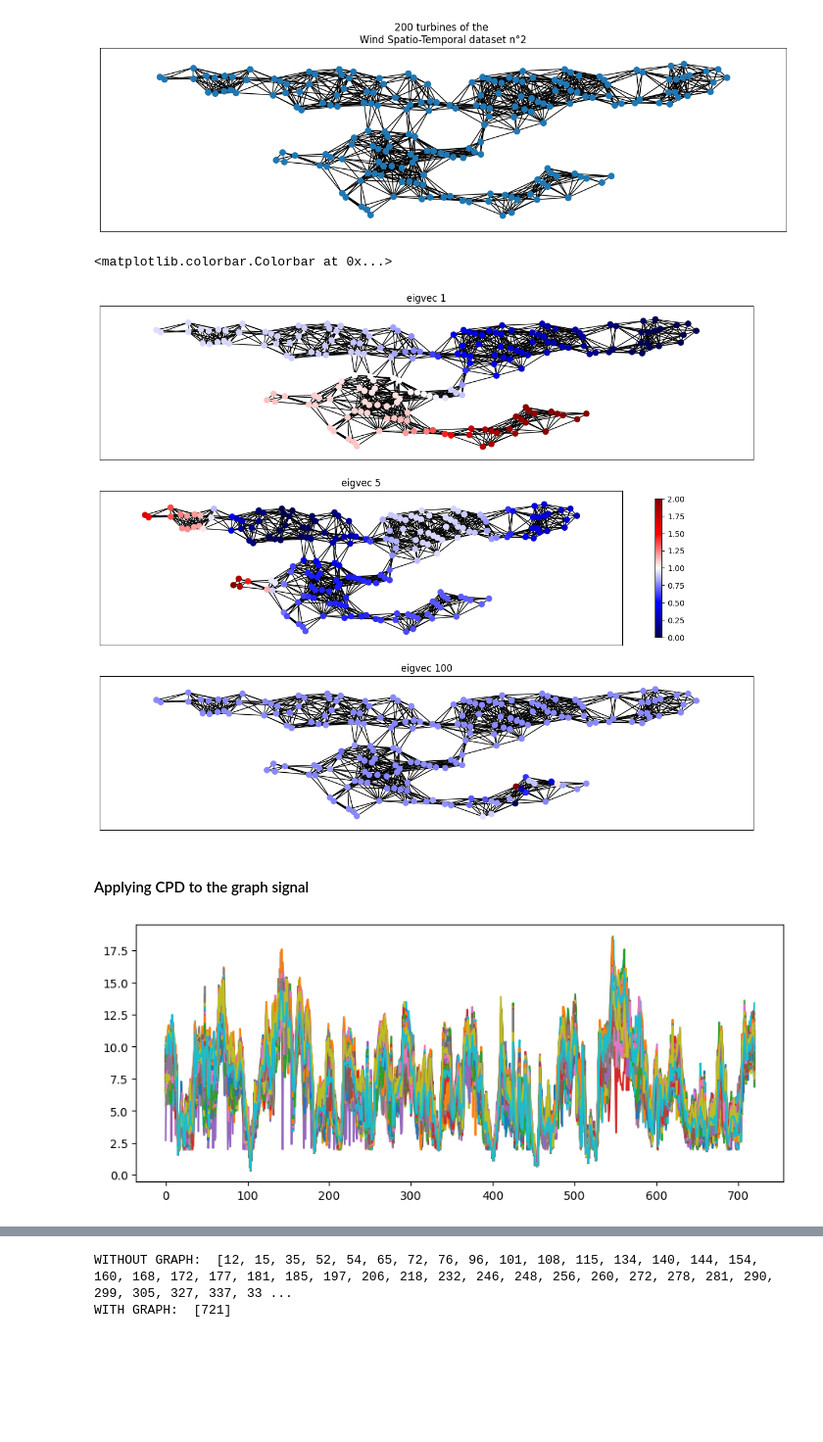
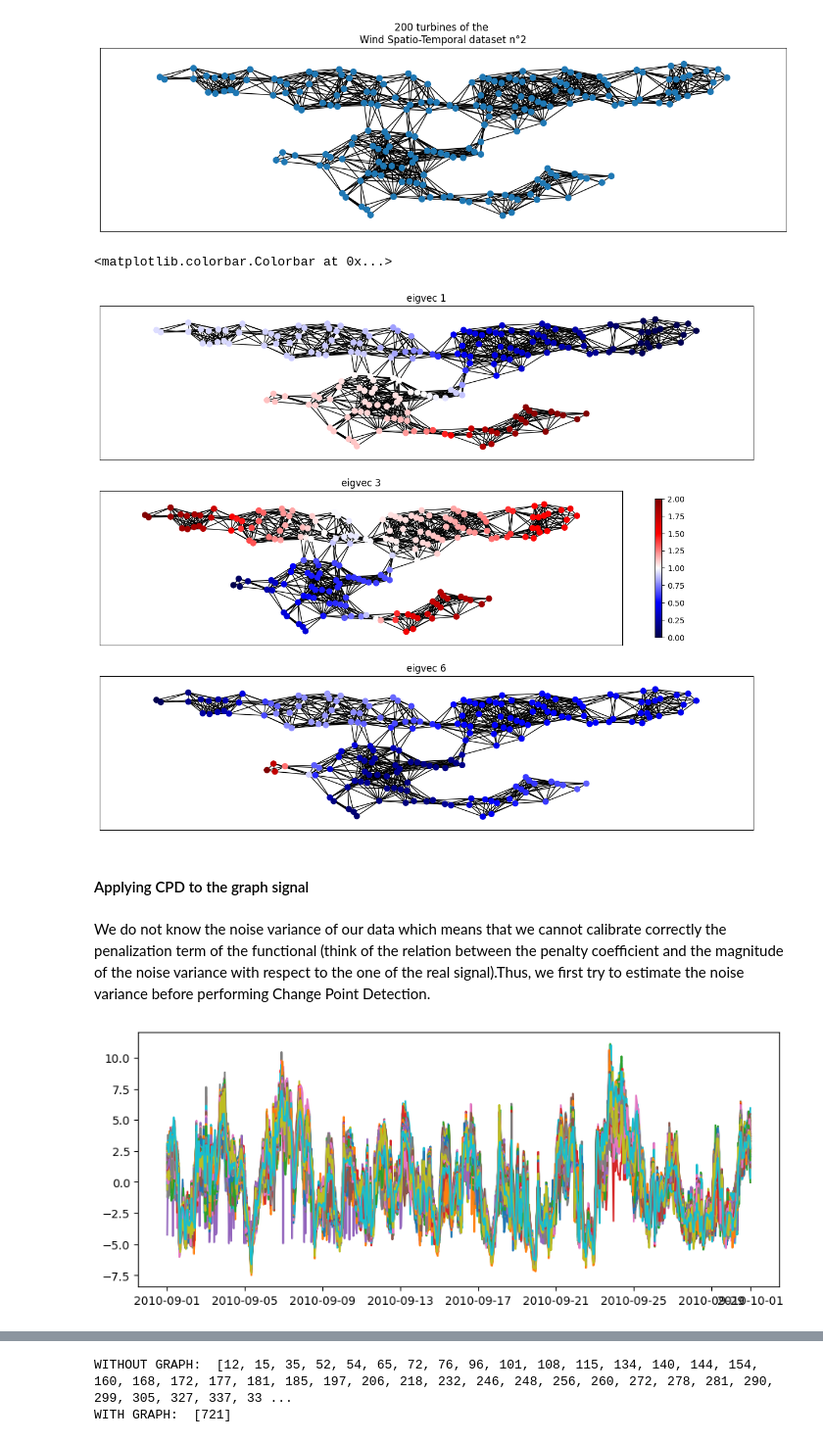
Before and after one commit to evenmatencio/graph-signals-change-point-detection, a Jupyter notebook: cpd_playground.ipynb, the cells around one changed output, grey strips where cells are left out. Shown at 98% size. Saved outputs shown, nothing was run; the diff lists cells and outputs as text; code cells hidden in the pictures; blank space fills up the shorter version.

Commit message:
Variance estimation mistake

```diff
--- a/cpd_playground.ipynb
+++ b/cpd_playground.ipynb
@@ -661,7 +657,7 @@ nx.draw_networkx(G, with_labels=False,  ax=ax, node_size=50, width=1, pos=coord_
 # %% [output]
 [figure]
 # %%
-eigvals_idx = [1, 5, 100]
+eigvals_idx = [1, 3, 6]
 
 eigvals, eigvects = eigh(nx.laplacian_matrix(G).toarray())
 norm = lambda arr: (arr - np.min(arr))/(np.max(arr) - np.min(arr))
@@ -677,7 +673,7 @@ fig.colorbar(matplotlib.cm.ScalarMappable(norm=matplotlib.colors.Normalize(vmin=
 # fig.suptitle('Eigenvectors vizualization', verticalalignment='bottom')
 # %% [output]
 <matplotlib.colorbar.Colorbar at 0x...>
-[figure, old version]
+[figure, new version]
 # %% [markdown]
 #### Applying CPD to the graph signal
 # %%
@@ -691,13 +687,22 @@ speed_df['Time'] = pd.to_datetime(speed_df['Time'], format='mixed')
 # %%
 # Extraction a subset of the rows based on date
 date_lim = '2010-10-01'
-speed_np = speed_df[speed_df.Time <= date_lim].to_numpy()[:, 1:]
+sub_speed_df = speed_df[speed_df.Time <= date_lim].copy(deep=True)
+speed_np = sub_speed_df.to_numpy()[:, 1:]
+speed_np = speed_np.astype(np.float32, copy=False)
+# %% [markdown]
+We do not know the noise variance of our data which means that we cannot calibrate correctly the penalization term of the functional (think of the relation between the penalty coefficient and the magnitude of the noise variance with respect to the one of the real signal).Thus, we first try to estimate the noise variance before performing Change Point Detection.
+# %%
+from  sklearn.preprocessing import StandardScaler
+
+scaler = StandardScaler(with_mean=True, with_std=False)
+sclaed_speed_np = scaler.fit_transform(speed_np)
 # %%
 n_samples, n_dim = speed_np.shape
 
 fig, ax = plt.subplots(1, 1, figsize=(10, 4))
 for i in range(n_dim):
-    ax.plot(speed_np[:, i])
+    ax.plot(sub_speed_df.Time, sclaed_speed_np[:, i])
 fig.show()
 # %% [output]
-[figure, old version]
+[figure, new version]
```
Also changed, not shown: parts of 10 cells of this notebook, 1 other file.
